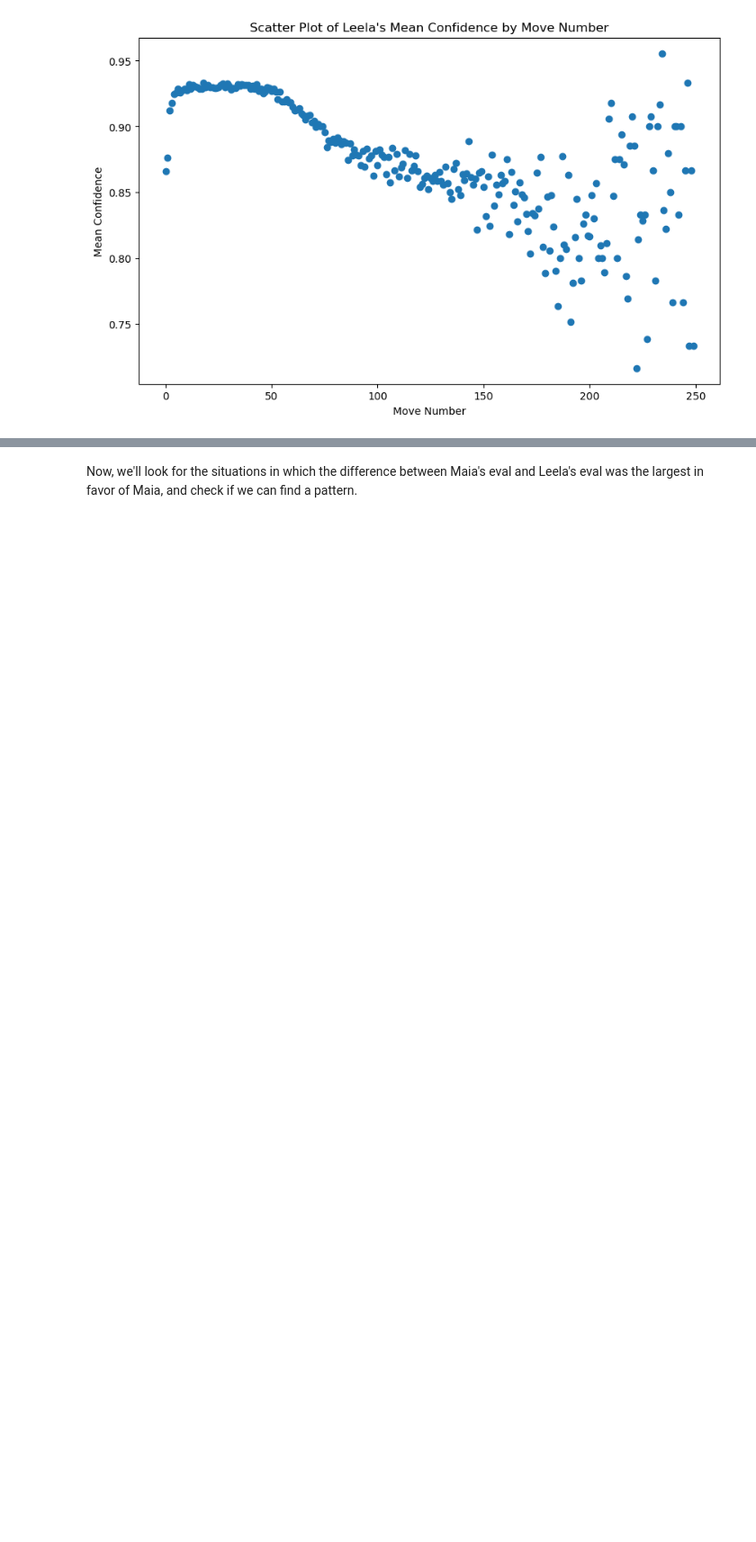
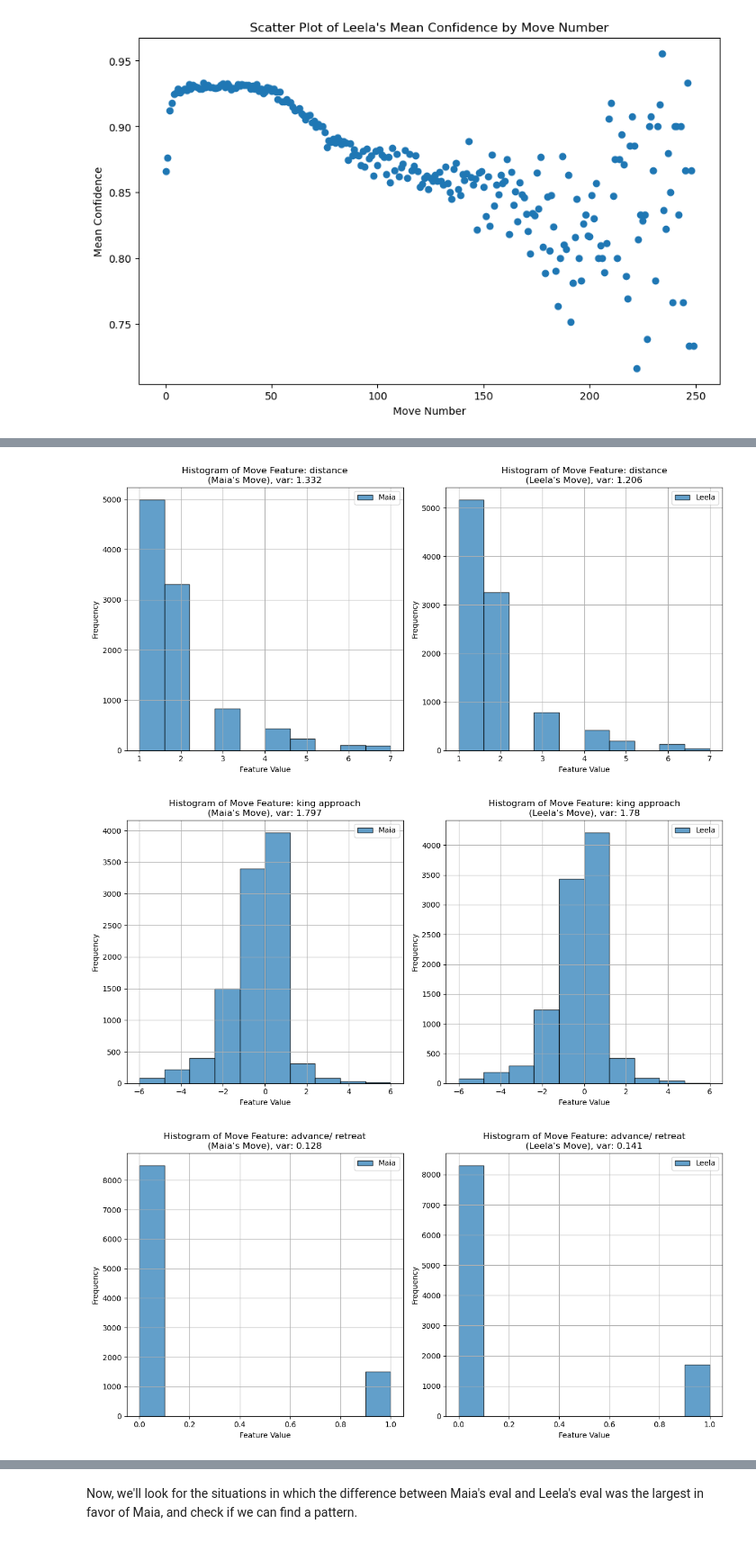
Before and after one commit to dvirsas8/research, a Jupyter notebook: first_analysis.ipynb, the cells around one changed output, grey strips where cells are left out. Shown: that part at 90% size. Saved outputs shown, nothing was run; the diff lists cells and outputs as text; code cells hidden in the pictures; blank space fills up the shorter version.

```diff
--- a/first_analysis.ipynb
+++ b/first_analysis.ipynb
@@ -199,0 +244,14 @@ Text(0, 0.5, 'Mean Confidence')
+# %%
+move_feats_leela = []
+for ind, row in maia_better_sam.sample(10000).iterrows():
+    board = chess.Board(row['position'])
+    move_feats_leela.append(move_features(board, chess.Move.from_uci(row['leela10b2500_move'])))
+vector_array_leela = np.array(move_feats_leela)
+mean_vector_leela = np.mean(vector_array_leela, axis=0)
+variance_vector_leela = np.var(vector_array_leela, axis=0)
+feature_names = {0: "distance", 1: "king approach", 2: "advance/ retreat", 3: "flanking", 4: "pawn", 5: "rook",
+                      6: "knight", 7: "bishop", 8: "queen", 9: "king", 10: "check", 11: "capture", 12: "castle"}
+print("Leela's move features when Maia's move is better:")
+for i, (mean, var) in enumerate(zip(mean_vector_leela, variance_vector_leela)):
+    feature_name = feature_names.get(i, f"Feature {i}")
+    print(f"{feature_name}: Mean = {mean.__round__(3)}, Variance = {var.__round__(3)}")
@@ -199,0 +273,30 @@ Text(0, 0.5, 'Mean Confidence')
+# %%
+for i in range(vector_array_maia.shape[1]):
+    if 4 <= i <= 9:
+        continue
+    plt.figure(figsize=(12, 6))
+
+    # Create Maia's histogram
+    plt.subplot(1, 2, 1)
+    plt.hist(vector_array_maia[:, i], bins=10, edgecolor='black', alpha=0.7, label='Maia')
+    plt.title(f"Histogram of Move Feature: {feature_names.get(i, f'Feature {i}')}\n(Maia's Move), var: {variance_vector_maia[i].__round__(3)}")
+    plt.xlabel("Feature Value")
+    plt.ylabel("Frequency")
+    plt.grid(True)
+    plt.legend()
+
+    # Create Leela's histogram
+    plt.subplot(1, 2, 2)
+    plt.hist(vector_array_leela[:, i], bins=10, edgecolor='black', alpha=0.7, label='Leela')
+    plt.title(f"Histogram of Move Feature: {feature_names.get(i, f'Feature {i}')}\n(Leela's Move), var: {variance_vector_leela[i].__round__(3)}")
+    plt.xlabel("Feature Value")
+    plt.ylabel("Frequency")
+    plt.grid(True)
+    plt.legend()
+
+    plt.tight_layout()
+    plt.show()
+# %% [output]
+[figure, added]
+[figure, added]
+[figure, added]
```
Also changed, not shown: parts of 6 cells of this notebook.
